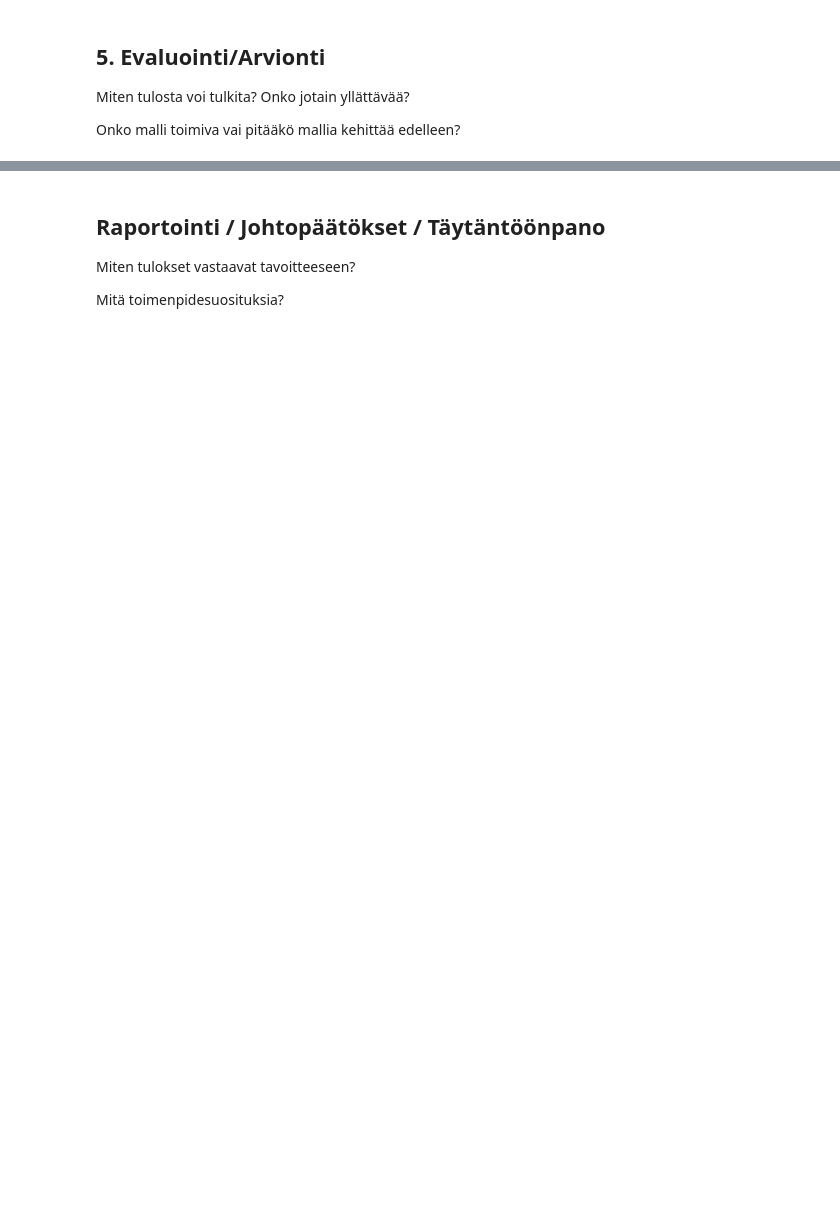
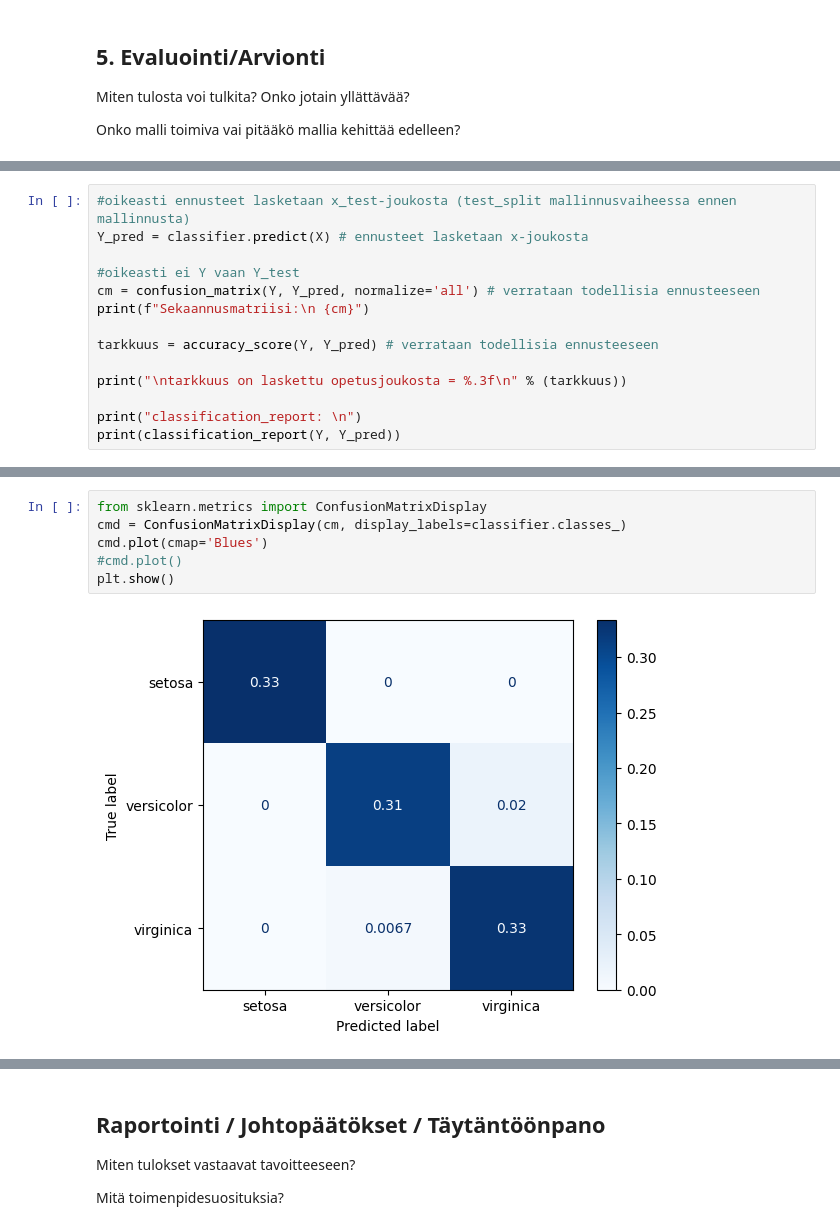
Before and after one commit to juskui/ppuu, a Jupyter notebook: iris.ipynb, the cells around one changed output, grey strips where cells are left out. Drawn from its saved outputs; the diff is of its cells as text; blank space fills up the shorter version.

```diff
--- a/iris.ipynb
+++ b/iris.ipynb
@@ -183,0 +197,14 @@ Onko malli toimiva vai pitääkö mallia kehittää edelleen?
+# %%
+#oikeasti ennusteet lasketaan x_test-joukosta (test_split mallinnusvaiheessa ennen mallinnusta)
+Y_pred = classifier.predict(X) # ennusteet lasketaan x-joukosta
+
+#oikeasti ei Y vaan Y_test
+cm = confusion_matrix(Y, Y_pred, normalize='all') # verrataan todellisia ennusteeseen
+print(f"Sekaannusmatriisi:\n {cm}")
+
+tarkkuus = accuracy_score(Y, Y_pred) # verrataan todellisia ennusteeseen
+
+print("\ntarkkuus on laskettu opetusjoukosta = %.3f\n" % (tarkkuus))
+
+print("classification_report: \n")
+print(classification_report(Y, Y_pred))
@@ -183,0 +230,8 @@ Onko malli toimiva vai pitääkö mallia kehittää edelleen?
+# %%
+from sklearn.metrics import ConfusionMatrixDisplay
+cmd = ConfusionMatrixDisplay(cm, display_labels=classifier.classes_)
+cmd.plot(cmap='Blues')
+#cmd.plot()
+plt.show()
+# %% [output]
+[figure, added]
```
Also changed, not shown: parts of 8 cells of this notebook, 1 other file.
